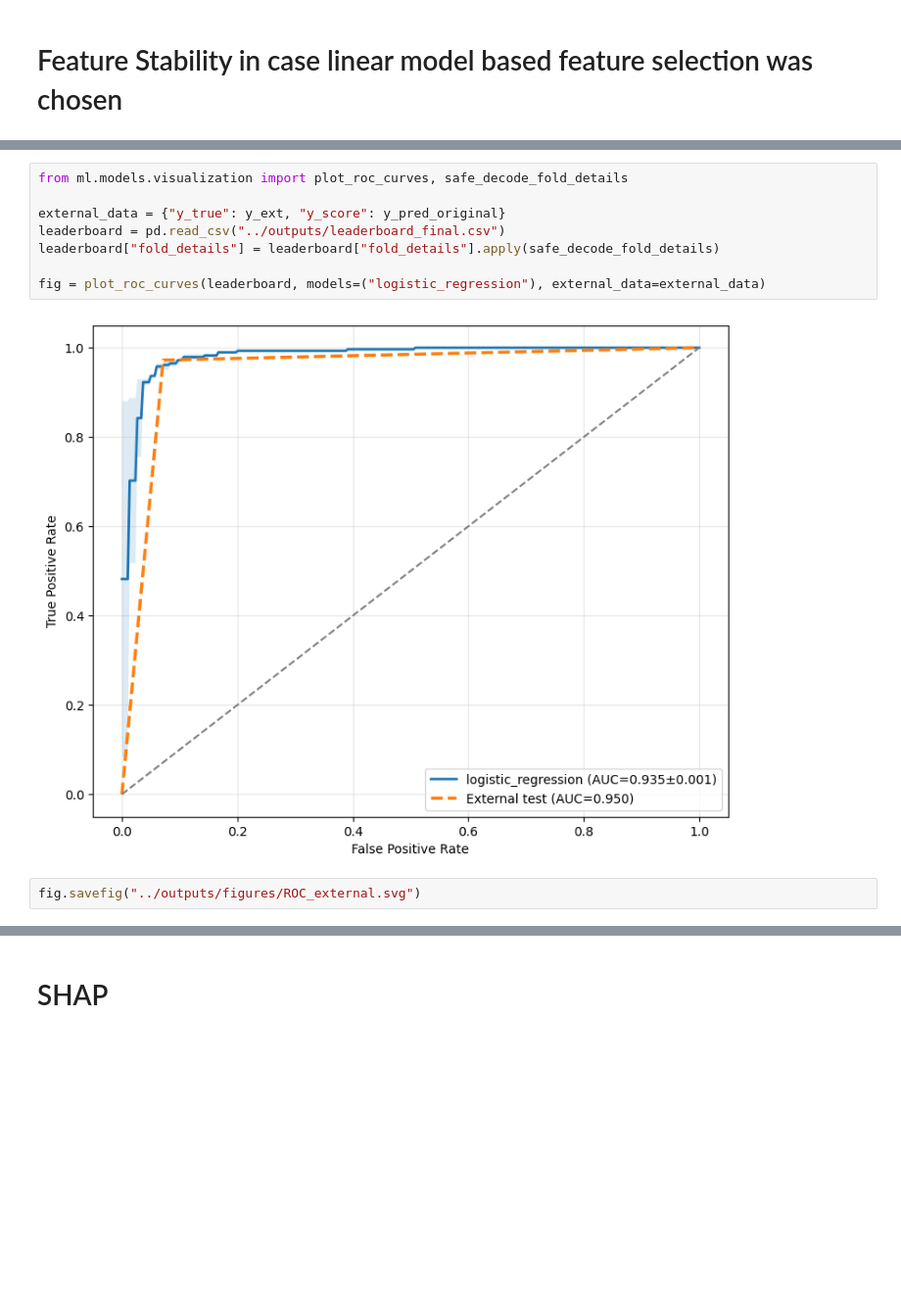
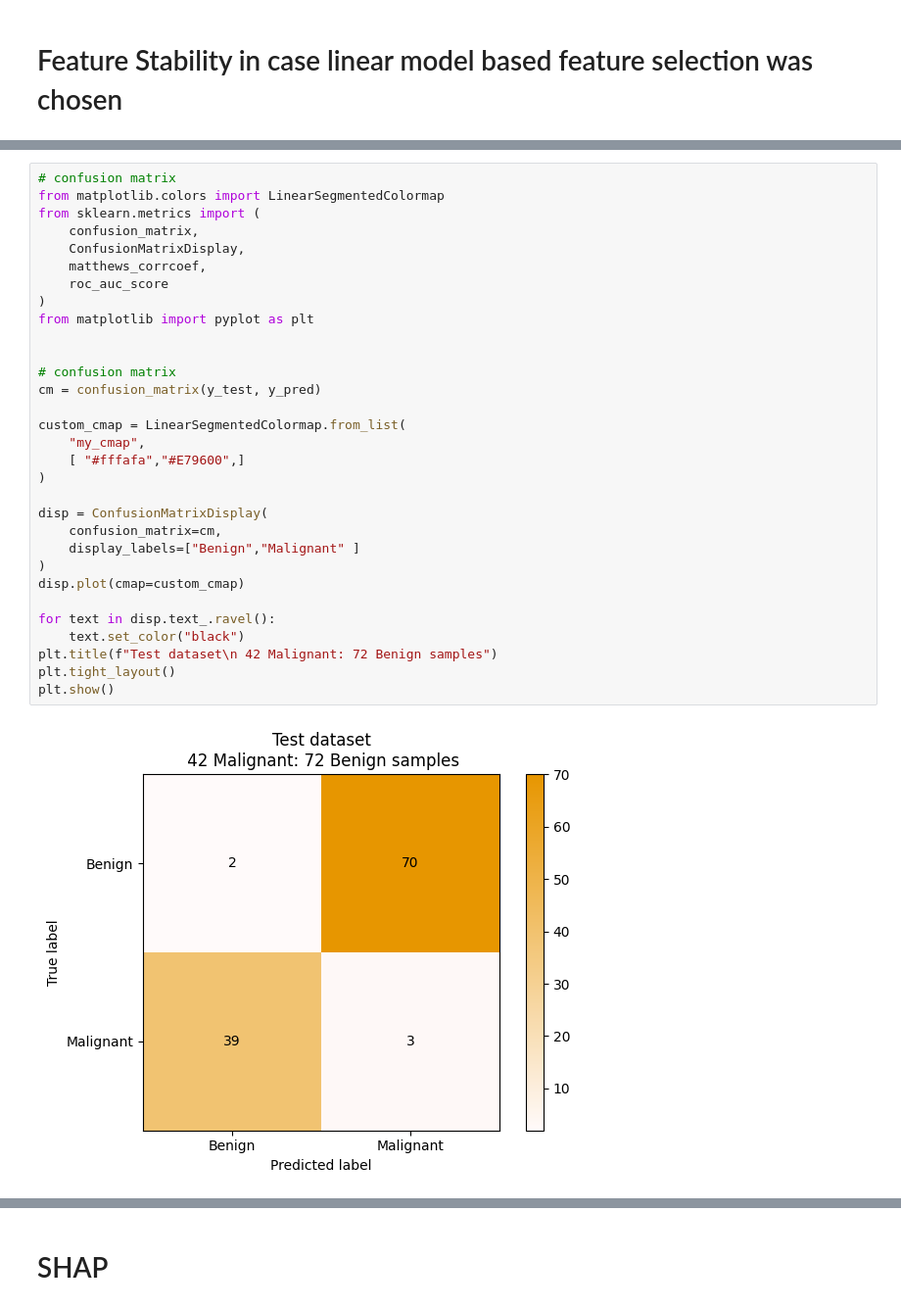
Before and after one commit to WewerAlbrechtsenLab/ML, a Jupyter notebook: notebooks/ML.ipynb, the cells around one changed output, grey strips where cells are left out. Shown at 98% size. Drawn from its saved outputs; the diff is of its cells as text; blank space fills up the shorter version.

```diff
--- a/notebooks/ML.ipynb
+++ b/notebooks/ML.ipynb
@@ -237,13 +244,34 @@ weighted avg       0.96      0.96      0.96       114
-# %%
-from ml.models.visualization import plot_roc_curves, safe_decode_fold_details
-
-external_data = {"y_true": y_ext, "y_score": y_pred_original}
-leaderboard = pd.read_csv("../outputs/leaderboard_final.csv")
-leaderboard["fold_details"] = leaderboard["fold_details"].apply(safe_decode_fold_details)
-
-fig = plot_roc_curves(leaderboard, models=("logistic_regression"), external_data=external_data)
-# %% [output]
-[figure, removed]
-# %%
-fig.savefig("../outputs/figures/ROC_external.svg")
+# %%
+# confusion matrix
+from matplotlib.colors import LinearSegmentedColormap
+from sklearn.metrics import (
+    confusion_matrix,
+    ConfusionMatrixDisplay,
+    matthews_corrcoef,
+    roc_auc_score
+)
+from matplotlib import pyplot as plt
+
+
+# confusion matrix
+cm = confusion_matrix(y_test, y_pred)
+
+custom_cmap = LinearSegmentedColormap.from_list(
+    "my_cmap",
+    [ "#fffafa","#E79600",]
+)
+
+disp = ConfusionMatrixDisplay(
+    confusion_matrix=cm,
+    display_labels=["Benign","Malignant" ]
+)
+disp.plot(cmap=custom_cmap)
+
+for text in disp.text_.ravel():
+    text.set_color("black")
+plt.title(f"Test dataset\n 42 Malignant: 72 Benign samples")
+plt.tight_layout()
+plt.show()
+# %% [output]
+[figure, added]
 # %% [markdown]
```
Also changed, not shown: parts of 15 cells of this notebook, 4 other files.
